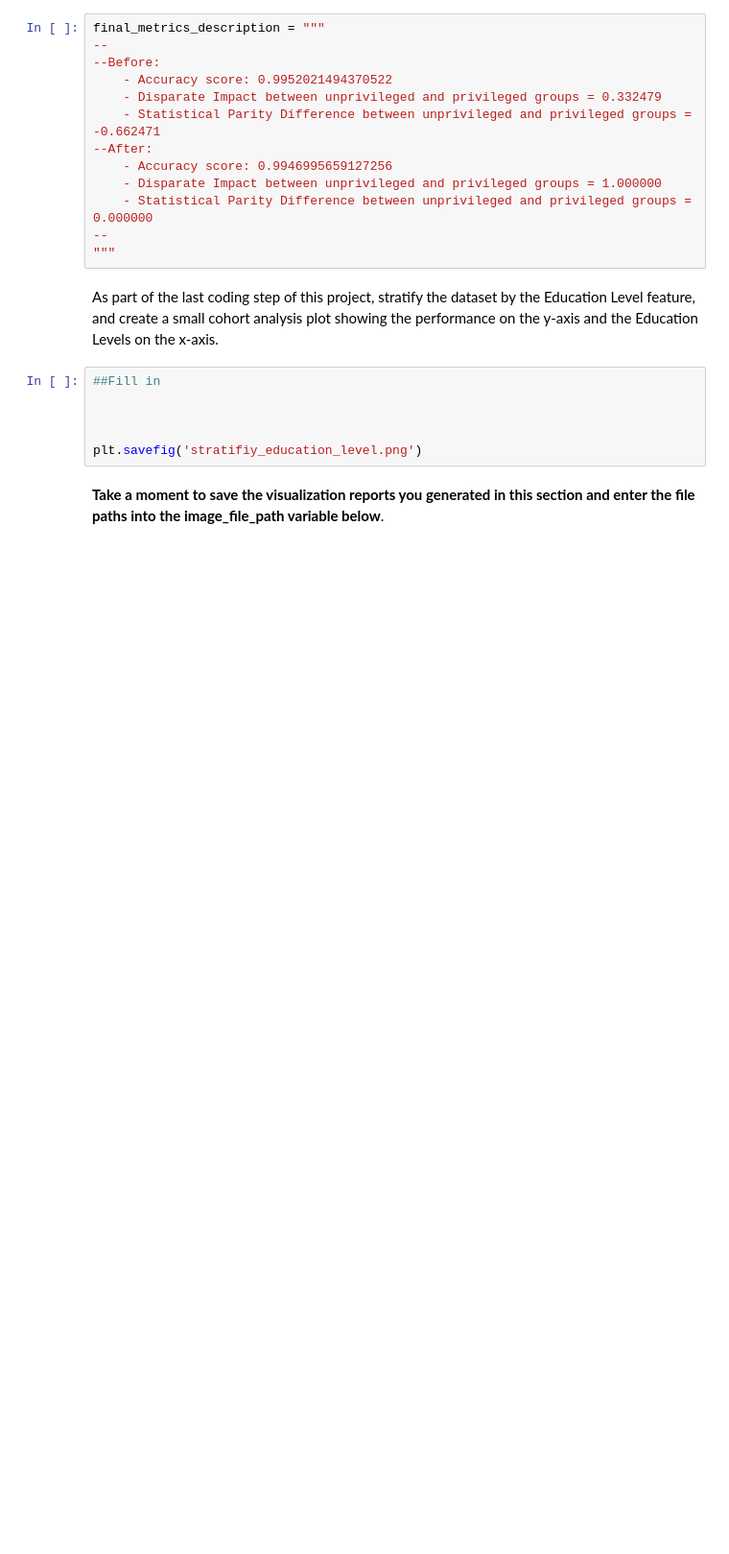
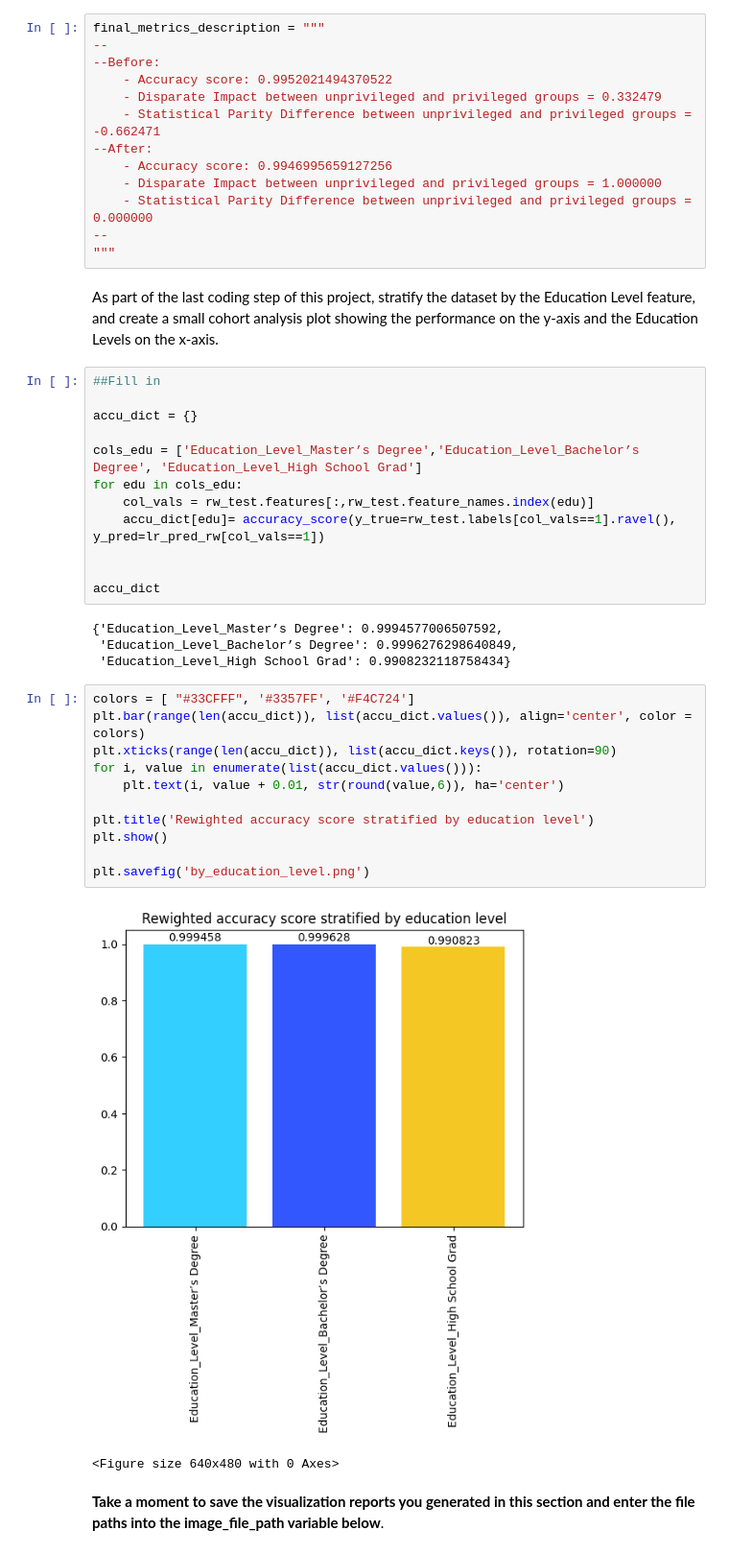
Before and after one commit to waxa2/ai_ethics, a Jupyter notebook: AI Ethics Project -- STARTER.ipynb, the cells around one changed output. Shown at 96% size. Drawn from its saved outputs; the diff is of its cells as text; blank space fills up the shorter version.

Commit message:
stratified metrics and bar chart done

```diff
--- a/AI Ethics Project -- STARTER.ipynb
+++ b/AI Ethics Project -- STARTER.ipynb
@@ -894,9 +894,33 @@ As part of the last coding step of this project, stratify the dataset by the Edu
 # %%
 ##Fill in
 
+accu_dict = {}
+
+cols_edu = ['Education_Level_Master’s Degree','Education_Level_Bachelor’s Degree', 'Education_Level_High School Grad']
+for edu in cols_edu:
+    col_vals = rw_test.features[:,rw_test.feature_names.index(edu)]
+    accu_dict[edu]= accuracy_score(y_true=rw_test.labels[col_vals==1].ravel(), y_pred=lr_pred_rw[col_vals==1])
 
 
-plt.savefig('stratifiy_education_level.png')
+accu_dict
+# %% [output]
+{'Education_Level_Master’s Degree': 0.9994577006507592,
+ 'Education_Level_Bachelor’s Degree': 0.9996276298640849,
+ 'Education_Level_High School Grad': 0.9908232118758434}
+# %%
+colors = [ "#33CFFF", '#3357FF', '#F4C724']
+plt.bar(range(len(accu_dict)), list(accu_dict.values()), align='center', color = colors)
+plt.xticks(range(len(accu_dict)), list(accu_dict.keys()), rotation=90)
+for i, value in enumerate(list(accu_dict.values())):
+    plt.text(i, value + 0.01, str(round(value,6)), ha='center')
+
+plt.title('Rewighted accuracy score stratified by education level')
+plt.show()
+
+plt.savefig('by_education_level.png')
+# %% [output]
+[figure, added]
+<Figure size 640x480 with 0 Axes>
 # %% [markdown]
 **Take a moment to save the visualization reports you generated in this section and enter the file paths into the image_file_path variable below**.
 # %%
```
Also changed, not shown: 1 other file.
